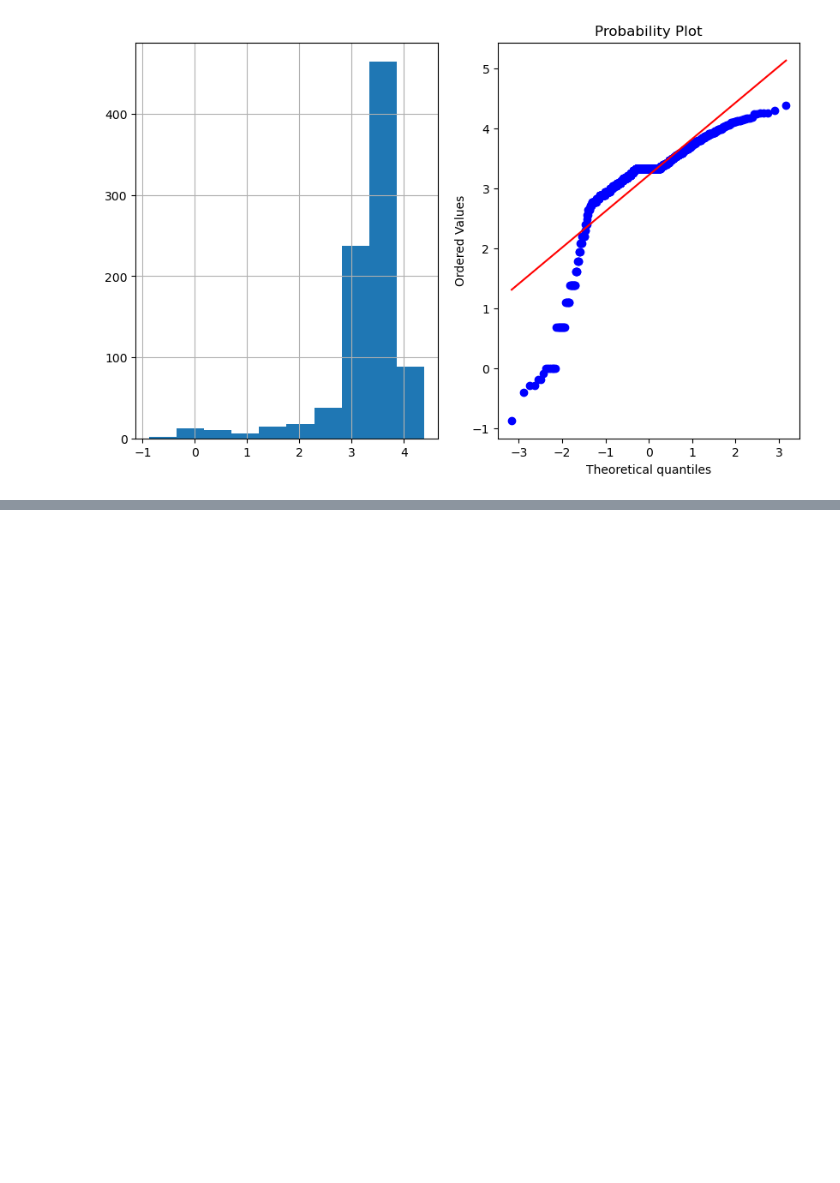
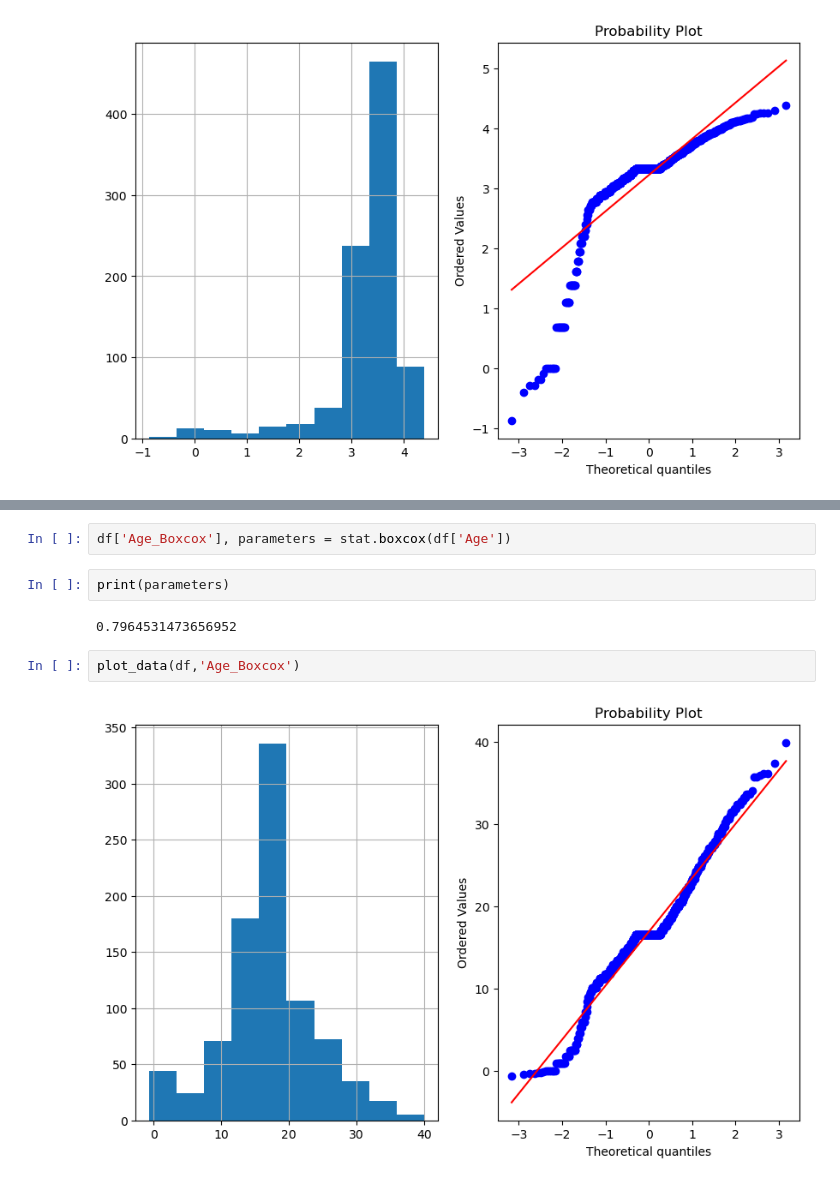
Before and after one commit to skprasad117/EDA-and-Feature-Engineering, a Jupyter notebook: 3. Transformation.ipynb, the cells around one changed output, grey strips where cells are left out. Cells and saved outputs as stored; diff of their text form; blank space fills up the shorter version.

```diff
--- a/3. Transformation.ipynb
+++ b/3. Transformation.ipynb
@@ -289,0 +320,10 @@ plot_data(df,'Age_log')
+# %%
+df['Age_Boxcox'], parameters = stat.boxcox(df['Age'])
+# %%
+print(parameters)
+# %% [output]
+0.7964531473656952
+# %%
+plot_data(df,'Age_Boxcox')
+# %% [output]
+[figure, added]
```
Also changed, not shown: parts of 12 cells of this notebook.
